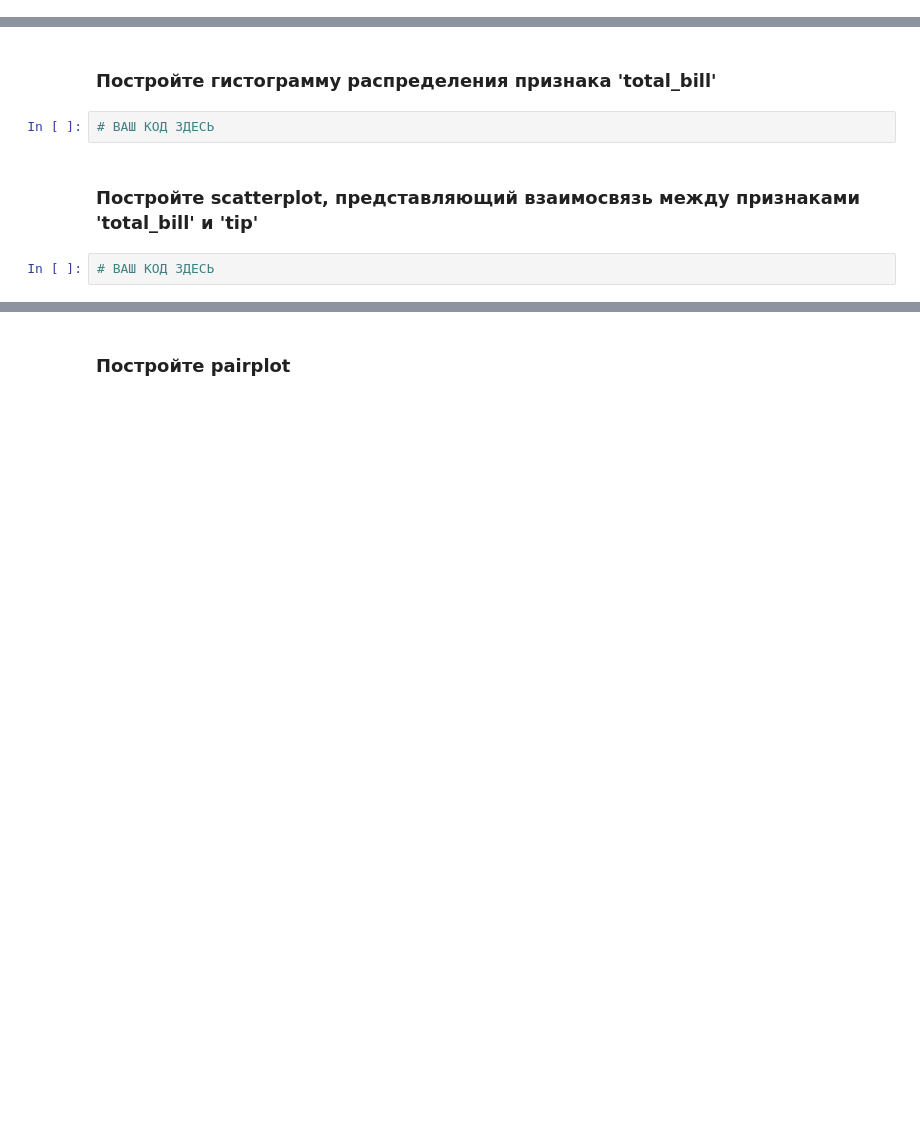
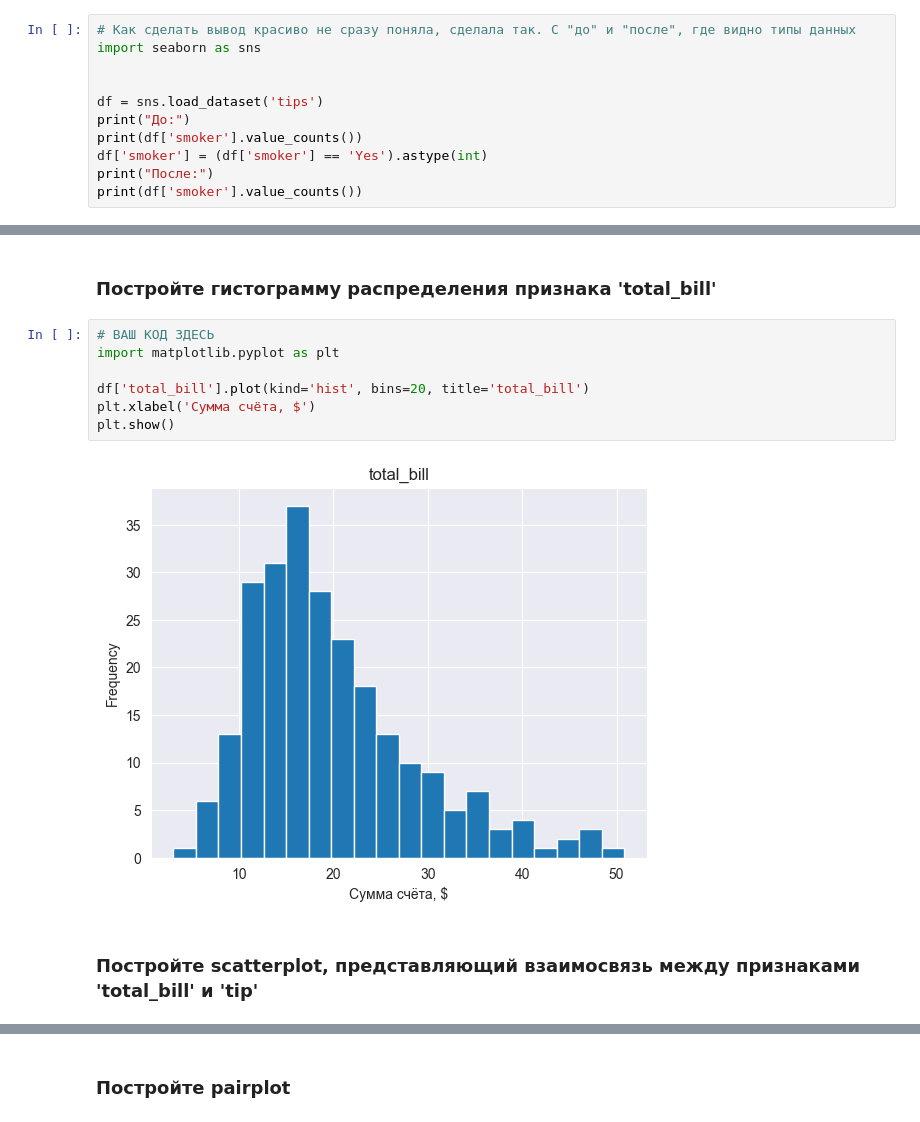
Before and after one commit to AlexandraPonomar/ML-Basic, a Jupyter notebook: homework_07/homework_07.ipynb, the cells around one changed output, grey strips where cells are left out. Drawn from its saved outputs; the diff is of its cells as text; blank space fills up the shorter version.

```diff
--- a/homework_07/homework_07.ipynb
+++ b/homework_07/homework_07.ipynb
@@ -178,0 +269,11 @@ print(tips.head())
+# %%
+# Как сделать вывод красиво не сразу поняла, сделала так. С "до" и "после", где видно типы данных
+import seaborn as sns
+
+
+df = sns.load_dataset('tips')
+print("До:")
+print(df['smoker'].value_counts())
+df['smoker'] = (df['smoker'] == 'Yes').astype(int)
+print("После:")
+print(df['smoker'].value_counts())
@@ -180,9 +292,14 @@ print(tips.head())
 # III. Visualization
 # %% [markdown]
 ### Постройте гистограмму распределения признака 'total_bill'
-# %%
-# ВАШ КОД ЗДЕСЬ
+# %%
+# ВАШ КОД ЗДЕСЬ
+import matplotlib.pyplot as plt
+
+df['total_bill'].plot(kind='hist', bins=20, title='total_bill')
+plt.xlabel('Сумма счёта, $')
+plt.show()
+# %% [output]
+[figure, added]
 # %% [markdown]
 ### Постройте scatterplot, представляющий взаимосвязь между признаками 'total_bill' и 'tip'
-# %%
-# ВАШ КОД ЗДЕСЬ
```
Also changed, not shown: parts of 28 cells of this notebook.
